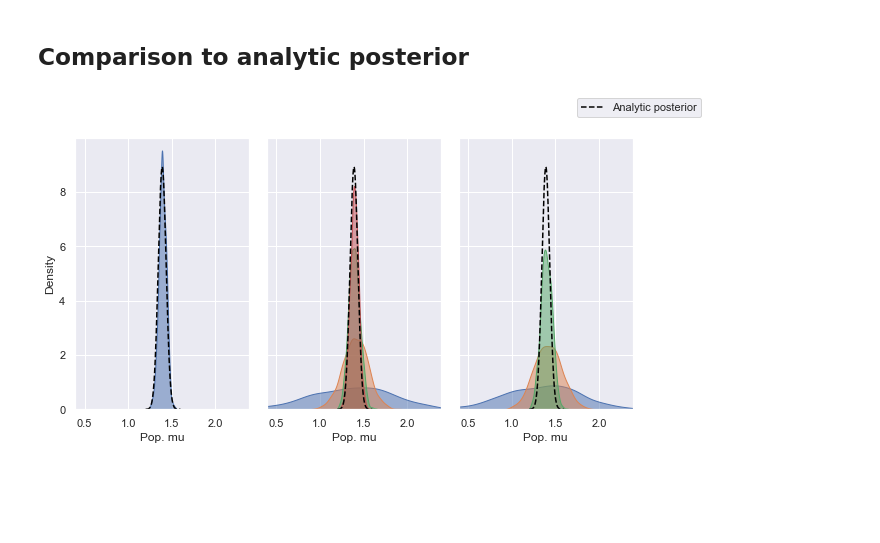
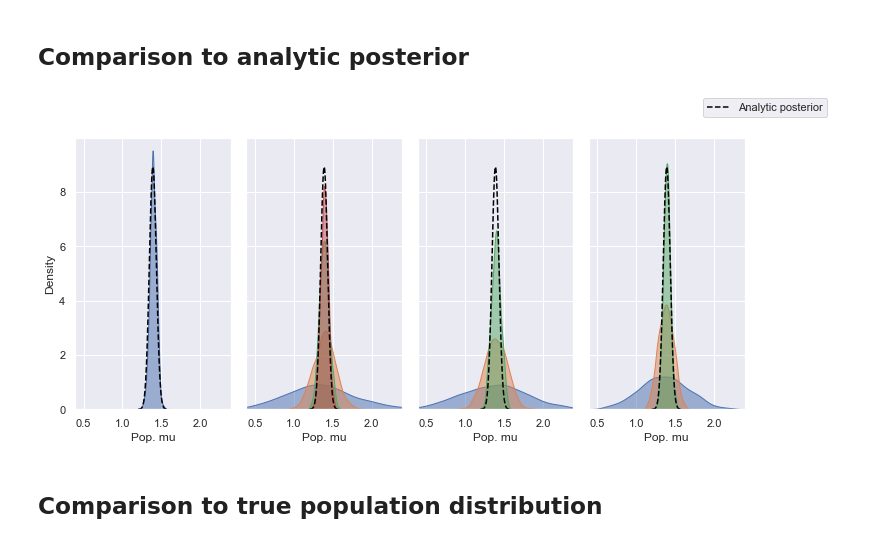
Before and after one commit to DavAug/filter-inference, a Jupyter notebook: results/toy_hierarchical_gaussian.ipynb, the cells around one changed output. Saved outputs shown, nothing was run; the diff lists cells and outputs as text; code cells hidden in the pictures; blank space fills up the shorter version.

```diff
--- a/results/toy_hierarchical_gaussian.ipynb
+++ b/results/toy_hierarchical_gaussian.ipynb
@@ -450,7 +639,7 @@ controller.set_parallel_evaluation(False)
 controller.set_sampler(pints.NoUTurnMCMC)
 n_iterations = 1500
 gaussian_filter_1000_posterior_samples = controller.run(
-    n_iterations=n_iterations)
+    n_iterations=n_iterations, log_to_screen=True)
 
 warmup=500
 az.plot_trace(
@@ -489,6 +695,10 @@ plt.tight_layout()
 gaussian_filter_10000_posterior_samples.to_netcdf(
     'derived_data/posteriors/'
     'hierarchical_gaussian_model_gaussian_filter_10000.nc')
+# %%
+gaussian_filter_10000_posterior_samples = xr.load_dataset(
+    'derived_data/posteriors/'
+    'hierarchical_gaussian_model_gaussian_filter_10000.nc')
 # %% [markdown]
 ### 3. Gaussian KDE filter likelihood
 # %% [markdown]
@@ -508,7 +718,7 @@ controller.set_parallel_evaluation(False)
 controller.set_sampler(pints.NoUTurnMCMC)
 n_iterations = 1500
 gaussian_kde_filter_10_posterior_samples = controller.run(
-    n_iterations=n_iterations, log_to_screen=False)
+    n_iterations=n_iterations, log_to_screen=True)
 
 warmup=500
 az.plot_trace(
@@ -534,7 +761,7 @@ controller.set_parallel_evaluation(False)
 controller.set_sampler(pints.NoUTurnMCMC)
 n_iterations = 1500
 gaussian_kde_filter_100_posterior_samples = controller.run(
-    n_iterations=n_iterations, log_to_screen=False)
+    n_iterations=n_iterations, log_to_screen=True)
 
 warmup=500
 az.plot_trace(
@@ -585,12 +1038,13 @@ true_pdf = scipy.stats.norm(posterior_mean, np.sqrt(posterior_var)).pdf(mus)
 
 # Create figure
 fig, axes = plt.subplots(
-    1, 3, figsize=(10, 5), sharey='row', sharex='row')
+    1, 4, figsize=(12, 5), sharey='row', sharex='row')
 plt.subplots_adjust(wspace=0.1, hspace=0.3)
 axes[0].set_xlim([posterior_mean - 1, posterior_mean + 1])
 axes[0].set_xlabel('Pop. mu')
 axes[1].set_xlabel('Pop. mu')
 axes[2].set_xlabel('Pop. mu')
+axes[3].set_xlabel('Pop. mu')
 colors = sns.color_palette()
 
 # Plot exact likelihood inference
@@ -660,31 +1114,66 @@ warmup = 500
 thinning = 1
 mu_samples = gaussian_kde_filter_100_posterior_samples.sel(
     draw=slice(warmup, n_iterations, thinning))['Pop. mean'].values[0]
 sns.kdeplot(
     x=mu_samples,
     fill=True,
     common_norm=False, alpha=.5, linewidth=1, ax=axes[2],
     palette=colors[1], legend=False)
 
 warmup = 500
 thinning = 1
 mu_samples = gaussian_kde_filter_1000_posterior_samples.sel(
     draw=slice(warmup, n_iterations, thinning))['Pop. mean'].values[0]
 sns.kdeplot(
     x=mu_samples,
     fill=True,
     common_norm=False, alpha=.5, linewidth=1, ax=axes[2],
     palette=colors[1], legend=False)
 
+# Plot RMG KDE filter posteriors
+warmup = 500
+thinning = 1
+mu_samples = rmg_kde_filter_10_posterior_samples.sel(
+    draw=slice(warmup, n_iterations, thinning))['Pop. mean'].values[0]
+sns.kdeplot(
+    x=mu_samples,
+    fill=True,
+    common_norm=False, alpha=.5, linewidth=1, ax=axes[3],
+    palette=colors[0], legend=False)
+
+warmup = 500
+thinning = 1
+mu_samples = rmg_kde_filter_100_posterior_samples.sel(
+    draw=slice(warmup, n_iterations, thinning))['Pop. mean'].values[0]
+sns.kdeplot(
+    x=mu_samples,
+    fill=True,
+    common_norm=False, alpha=.5, linewidth=1, ax=axes[3],
+    palette=colors[1], legend=False)
+
+warmup = 500
+thinning = 1
+mu_samples = rmg_kde_filter_1000_posterior_samples.sel(
+    draw=slice(warmup, n_iterations, thinning))['Pop. mean'].values[0]
+sns.kdeplot(
+    x=mu_samples,
+    fill=True,
+    common_norm=False, alpha=.5, linewidth=1, ax=axes[3],
+    palette=colors[1], legend=False)
+
 # Overlay exact posterior
 axes[0].plot(
     mus, true_pdf, color='black', linestyle='--', label='Analytic posterior')
 axes[1].plot(
     mus, true_pdf, color='black', linestyle='--')
 axes[2].plot(
     mus, true_pdf, color='black', linestyle='--')
+axes[3].plot(
+    mus, true_pdf, color='black', linestyle='--')
 
 fig.legend()
 plt.show()
 # %% [output]
-[figure, old version]
+[figure, new version]
+# %% [markdown]
+## Comparison to true population distribution
```
Also changed, not shown: parts of 22 cells of this notebook, 1 other file.
